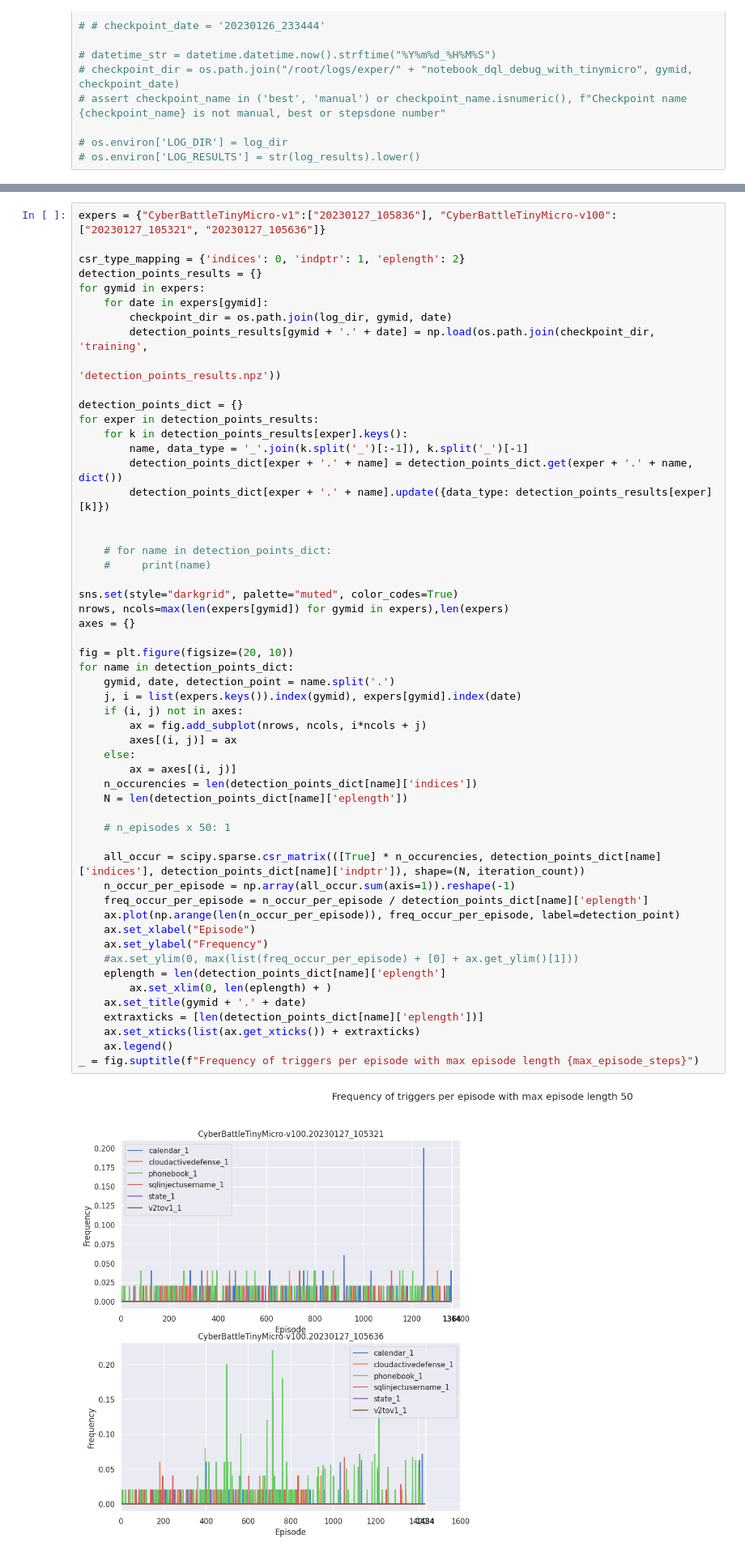
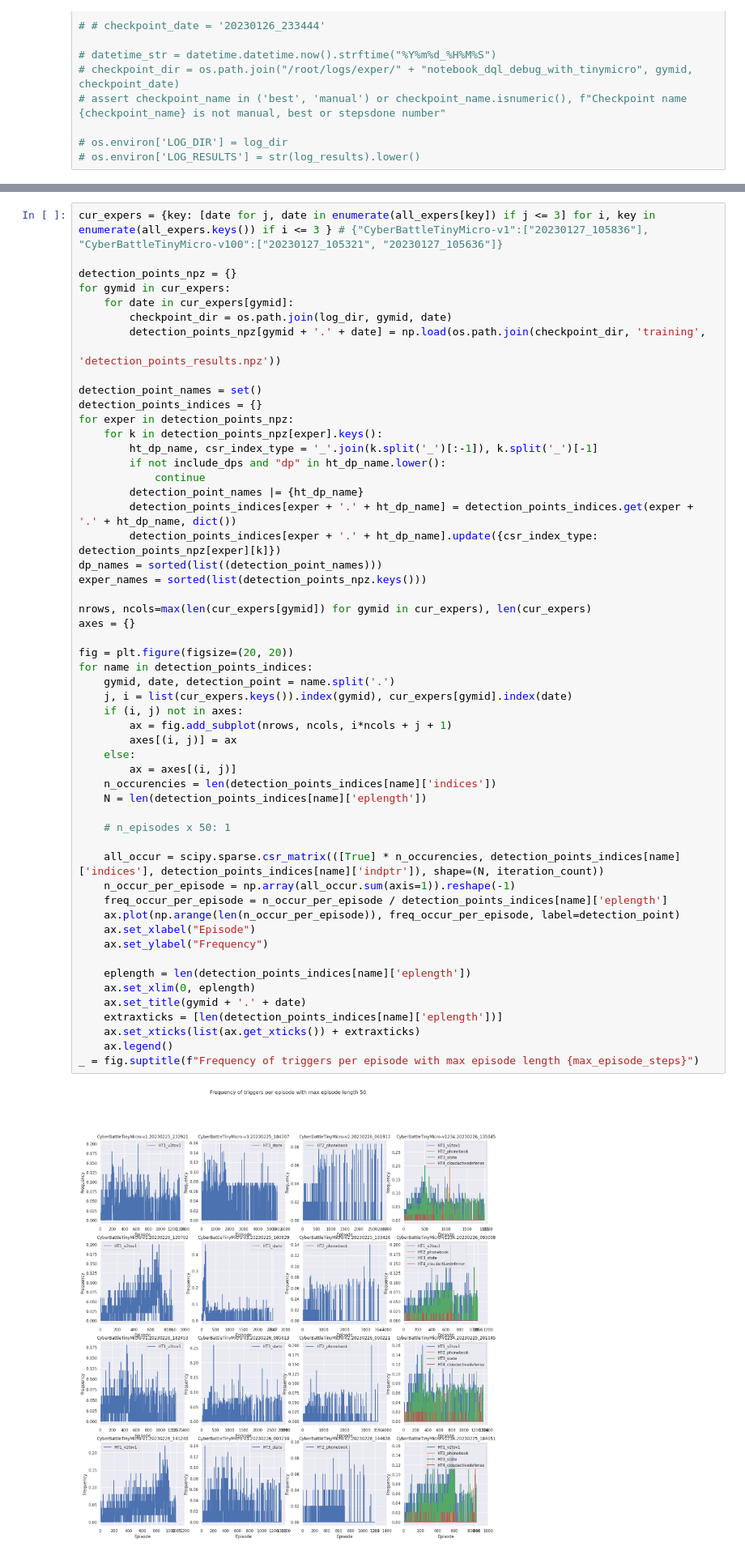
Before and after one commit to kvas7andy/CyberBattleSim_Web, a Jupyter notebook: notebooks/deception_evaluation.ipynb, the cells around one changed output, grey strips where cells are left out. Shown at 81% size. Saved outputs shown, nothing was run; the diff lists cells and outputs as text.

```diff
--- a/notebooks/deception_evaluation.ipynb
+++ b/notebooks/deception_evaluation.ipynb
@@ -80,56 +302,56 @@ iteration_count = max_episode_steps if iteration_count is None else iteration_co
 # %%
-expers = {"CyberBattleTinyMicro-v1":["20230127_105836"], "CyberBattleTinyMicro-v100":["20230127_105321", "20230127_105636"]}
+cur_expers = {key: [date for j, date in enumerate(all_expers[key]) if j <= 3] for i, key in enumerate(all_expers.keys()) if i <= 3 } # {"CyberBattleTinyMicro-v1":["20230127_105836"], "CyberBattleTinyMicro-v100":["20230127_105321", "20230127_105636"]}
 
-csr_type_mapping = {'indices': 0, 'indptr': 1, 'eplength': 2}
-detection_points_results = {}
-for gymid in expers:
-    for date in expers[gymid]:
+detection_points_npz = {}
+for gymid in cur_expers:
+    for date in cur_expers[gymid]:
         checkpoint_dir = os.path.join(log_dir, gymid, date)
-        detection_points_results[gymid + '.' + date] = np.load(os.path.join(checkpoint_dir, 'training',
+        detection_points_npz[gymid + '.' + date] = np.load(os.path.join(checkpoint_dir, 'training',
                                                                             'detection_points_results.npz'))
 
-detection_points_dict = {}
-for exper in detection_points_results:
-    for k in detection_points_results[exper].keys():
-        name, data_type = '_'.join(k.split('_')[:-1]), k.split('_')[-1]
-        detection_points_dict[exper + '.' + name] = detection_points_dict.get(exper + '.' + name, dict())
-        detection_points_dict[exper + '.' + name].update({data_type: detection_points_results[exper][k]})
+detection_point_names = set()
+detection_points_indices = {}
+for exper in detection_points_npz:
+    for k in detection_points_npz[exper].keys():
+        ht_dp_name, csr_index_type = '_'.join(k.split('_')[:-1]), k.split('_')[-1]
+        if not include_dps and "dp" in ht_dp_name.lower():
+            continue
+        detection_point_names |= {ht_dp_name}
+        detection_points_indices[exper + '.' + ht_dp_name] = detection_points_indices.get(exper + '.' + ht_dp_name, dict())
+        detection_points_indices[exper + '.' + ht_dp_name].update({csr_index_type: detection_points_npz[exper][k]})
+dp_names = sorted(list((detection_point_names)))
+exper_names = sorted(list(detection_points_npz.keys()))
 
-
-    # for name in detection_points_dict:
-    #     print(name)
-
-sns.set(style="darkgrid", palette="muted", color_codes=True)
-nrows, ncols=max(len(expers[gymid]) for gymid in expers),len(expers)
+nrows, ncols=max(len(cur_expers[gymid]) for gymid in cur_expers), len(cur_expers)
 axes = {}
 
-fig = plt.figure(figsize=(20, 10))
-for name in detection_points_dict:
+fig = plt.figure(figsize=(20, 20))
+for name in detection_points_indices:
     gymid, date, detection_point = name.split('.')
-    j, i = list(expers.keys()).index(gymid), expers[gymid].index(date)
+    j, i = list(cur_expers.keys()).index(gymid), cur_expers[gymid].index(date)
     if (i, j) not in axes:
-        ax = fig.add_subplot(nrows, ncols, i*ncols + j)
+        ax = fig.add_subplot(nrows, ncols, i*ncols + j + 1)
         axes[(i, j)] = ax
     else:
         ax = axes[(i, j)]
-    n_occurencies = len(detection_points_dict[name]['indices'])
-    N = len(detection_points_dict[name]['eplength'])
+    n_occurencies = len(detection_points_indices[name]['indices'])
+    N = len(detection_points_indices[name]['eplength'])
 
     # n_episodes x 50: 1
 
-    all_occur = scipy.sparse.csr_matrix(([True] * n_occurencies, detection_points_dict[name]['indices'], detection_points_dict[name]['indptr']), shape=(N, iteration_count))
+    all_occur = scipy.sparse.csr_matrix(([True] * n_occurencies, detection_points_indices[name]['indices'], detection_points_indices[name]['indptr']), shape=(N, iteration_count))
     n_occur_per_episode = np.array(all_occur.sum(axis=1)).reshape(-1)
-    freq_occur_per_episode = n_occur_per_episode / detection_points_dict[name]['eplength']
+    freq_occur_per_episode = n_occur_per_episode / detection_points_indices[name]['eplength']
     ax.plot(np.arange(len(n_occur_per_episode)), freq_occur_per_episode, label=detection_point)
     ax.set_xlabel("Episode")
     ax.set_ylabel("Frequency")
-    #ax.set_ylim(0, max(list(freq_occur_per_episode) + [0] + ax.get_ylim()[1]))
-    eplength = len(detection_points_dict[name]['eplength']
-        ax.set_xlim(0, len(eplength) + )
+
+    eplength = len(detection_points_indices[name]['eplength'])
+    ax.set_xlim(0, eplength)
     ax.set_title(gymid + '.' + date)
-    extraxticks = [len(detection_points_dict[name]['eplength'])]
+    extraxticks = [len(detection_points_indices[name]['eplength'])]
     ax.set_xticks(list(ax.get_xticks()) + extraxticks)
     ax.legend()
 _ = fig.suptitle(f"Frequency of triggers per episode with max episode length {max_episode_steps}")
 # %% [output]
-[figure, old version]
+[figure, new version]
```
Also changed, not shown: parts of 13 cells of this notebook, 7 other files.
